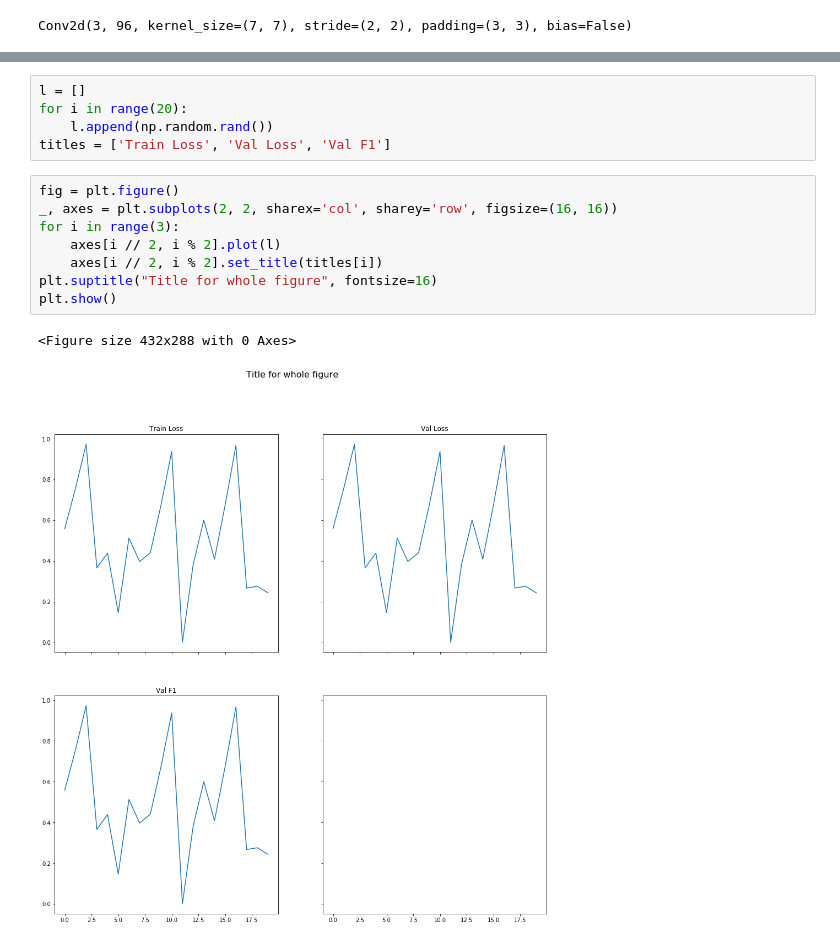
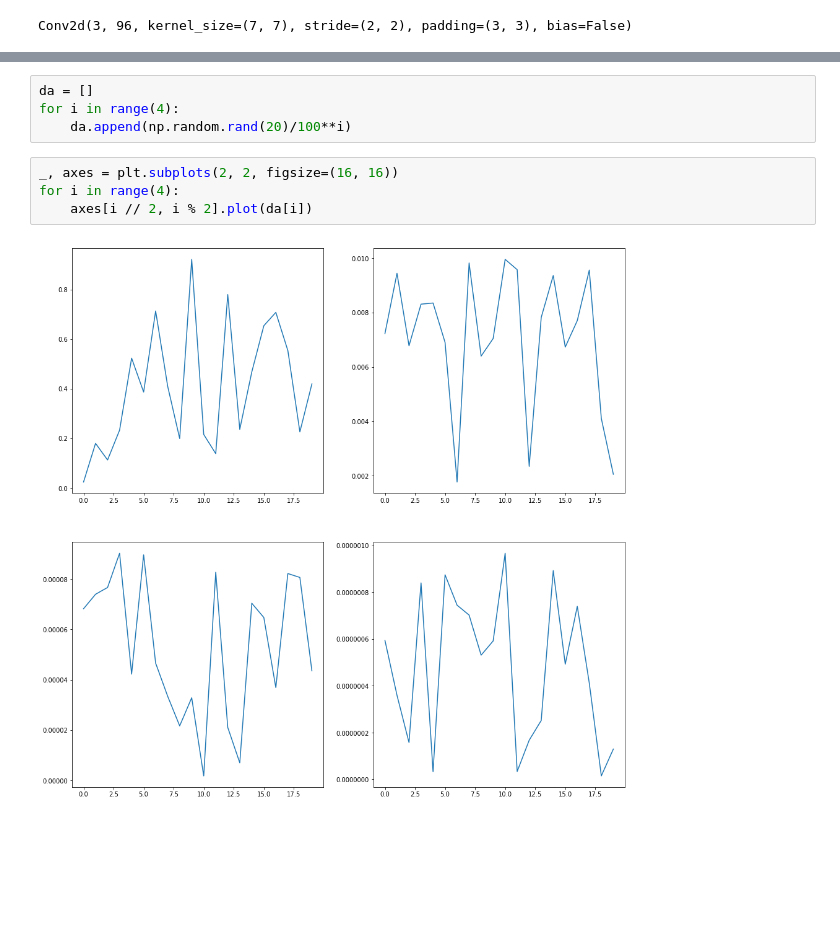
Before and after one commit to sanch7/Human-Protein-Atlas, a Jupyter notebook: scratchpad.ipynb, the cells around one changed output, grey strips where cells are left out. Drawn from its saved outputs; the diff is of its cells as text; blank space fills up the shorter version.

```diff
--- a/scratchpad.ipynb
+++ b/scratchpad.ipynb
@@ -102,16 +96,10 @@ tensor([[[[ 0.0783,  0.1495,  0.1661,  ...,  0.1768,  0.1659,  0.1410],
 # %%
-l = []
-for i in range(20):
-    l.append(np.random.rand())
-titles = ['Train Loss', 'Val Loss', 'Val F1']
+da = []
+for i in range(4):
+    da.append(np.random.rand(20)/100**i)
 # %%
-fig = plt.figure()
-_, axes = plt.subplots(2, 2, sharex='col', sharey='row', figsize=(16, 16))
-for i in range(3):
-    axes[i // 2, i % 2].plot(l)
-    axes[i // 2, i % 2].set_title(titles[i])
-plt.suptitle("Title for whole figure", fontsize=16)
-plt.show()
+_, axes = plt.subplots(2, 2, figsize=(16, 16))
+for i in range(4):
+    axes[i // 2, i % 2].plot(da[i])
 # %% [output]
-<Figure size 432x288 with 0 Axes>
-[figure, old version]
+[figure, new version]
```
Also changed, not shown: parts of 5 cells of this notebook, 4 other files.
